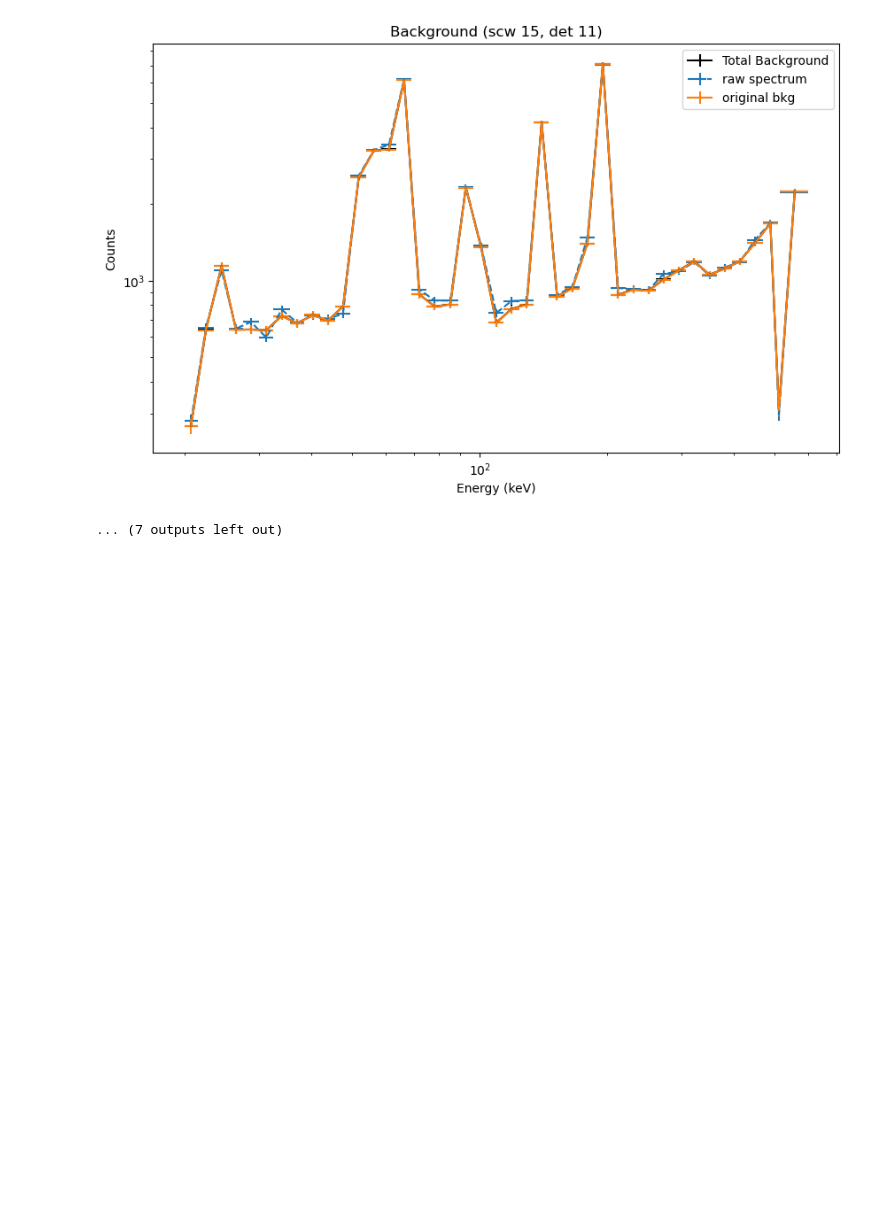
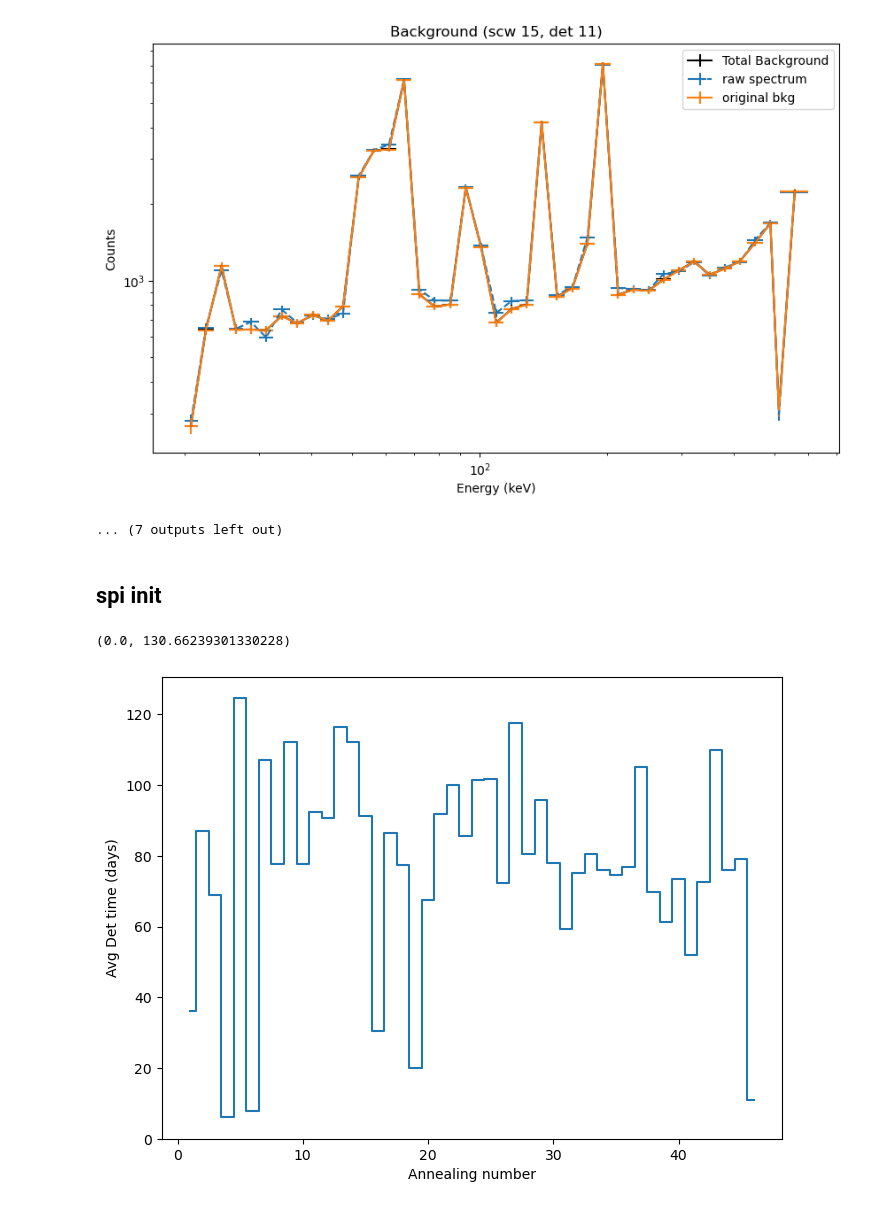
Before and after one commit to tristanbouchet/spibackground, a Jupyter notebook: test_background.ipynb, the cells around one changed output. Drawn from its saved outputs; the diff is of its cells as text; code cells hidden in the pictures; blank space fills up the shorter version.

```diff
--- a/test_background.ipynb
+++ b/test_background.ipynb
@@ -228,3 +261,18 @@ for det in range(19):
 [figure]
 [figure]
 ... (7 outputs left out)
+# %% [markdown]
+## spi init
+# %%
+# init_sav_he = readsav('/Users/tbastro/SPI_analysis/BACKGROUND/spi_init_saves_HE.sav')
+# init_sav_he['det_time_ann'].shape
+init_sav_ann = readsav('/Users/tbastro/SPI_analysis/BACKGROUND/spi_init_saves_ann.sav')
+avg_ann_time = init_sav_ann['det_time_ann'].mean(axis=1)
+fig, ax=plt.subplots(1,1,figsize=(8,6))
+ax.step(x=np.arange(1,len(avg_ann_time)+1), y=avg_ann_time/(3600*24), where='mid')
+ax.set_ylabel('Avg Det time (days)')
+ax.set_xlabel('Annealing number')
+ax.set_ylim(0)
+# %% [output]
+(0.0, 130.66239301330228)
+[figure, added]
```
Also changed, not shown: parts of 3 cells of this notebook, 8 other files.
